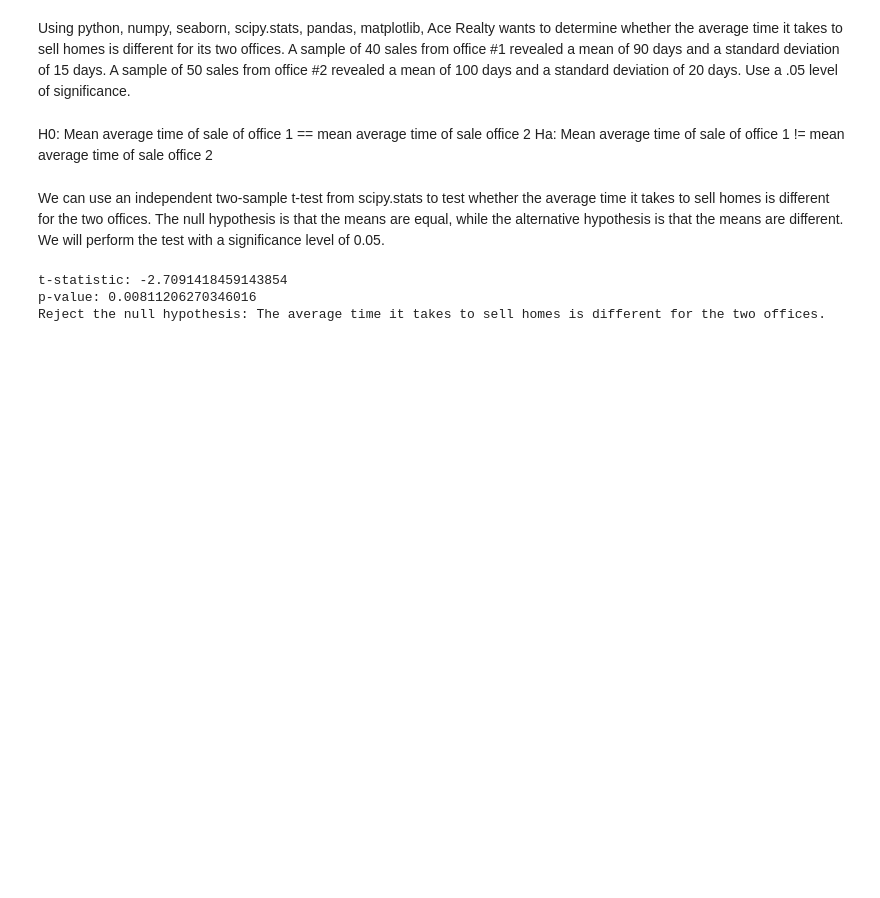
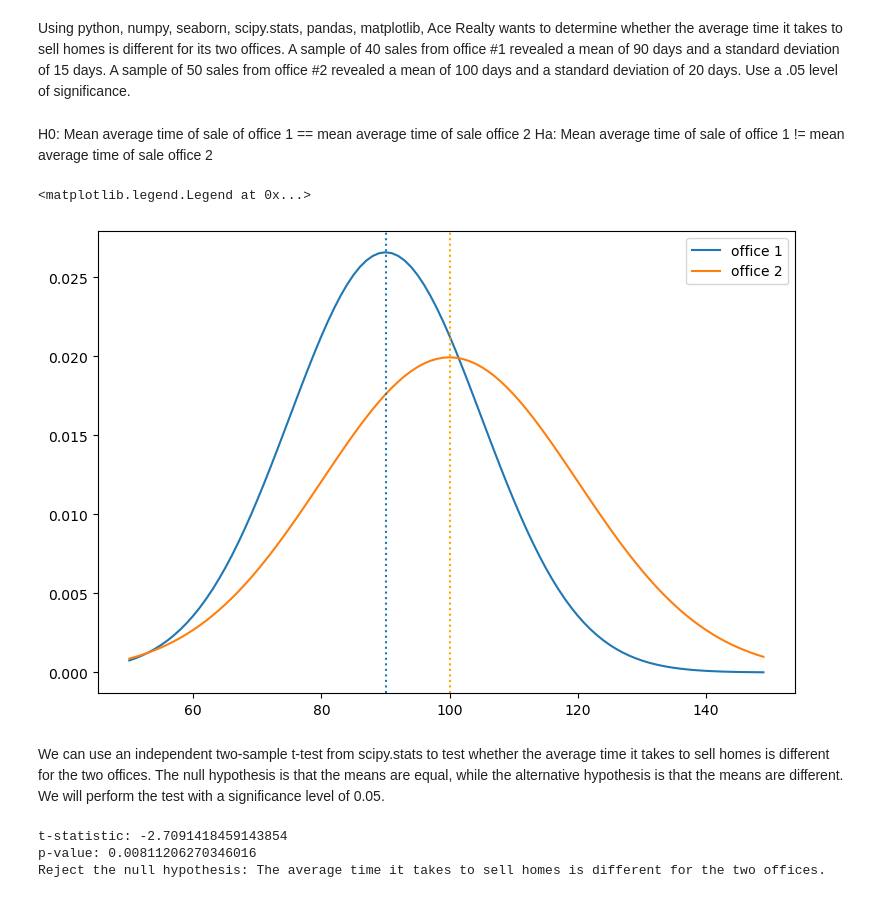
Before and after one commit to Brian-ONeil/statistics-exercises, a Jupyter notebook: hypothesis_testing.ipynb, the cells around one changed output. Saved outputs shown, nothing was run; the diff lists cells and outputs as text; code cells hidden in the pictures; blank space fills up the shorter version.

```diff
--- a/hypothesis_testing.ipynb
+++ b/hypothesis_testing.ipynb
@@ -34,6 +34,24 @@ from pydataset import data
 # %% [markdown]
 H0: Mean average time of sale of office 1 == mean average time of sale office 2
 Ha: Mean average time of sale of office 1 != mean average time of sale office 2
+# %%
+# Visualize two distribution:
+
+x = np.arange(50,150)
+
+y1 = stats.norm(90,15).pdf(x)
+y2 = stats.norm(100,20).pdf(x)
+
+plt.figure(figsize=(9,6))
+plt.plot(x, y1, label = 'office 1')
+plt.plot(x, y2, label = 'office 2')
+plt.axvline(90, ls = ':')
+plt.axvline(100, ls = ':', color = 'orange')
+
+plt.legend()
+# %% [output]
+<matplotlib.legend.Legend at 0x...>
+[figure, added]
 # %%
 # Define the parameters
 office1_mean = 90
```
Also changed, not shown: parts of 24 cells of this notebook, 2 other files.
